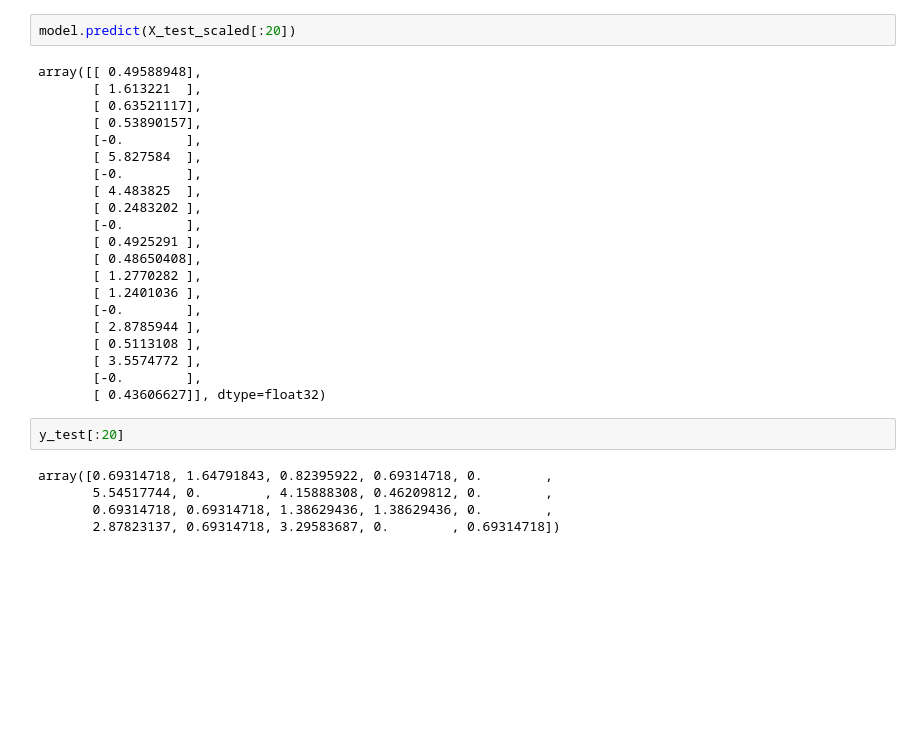
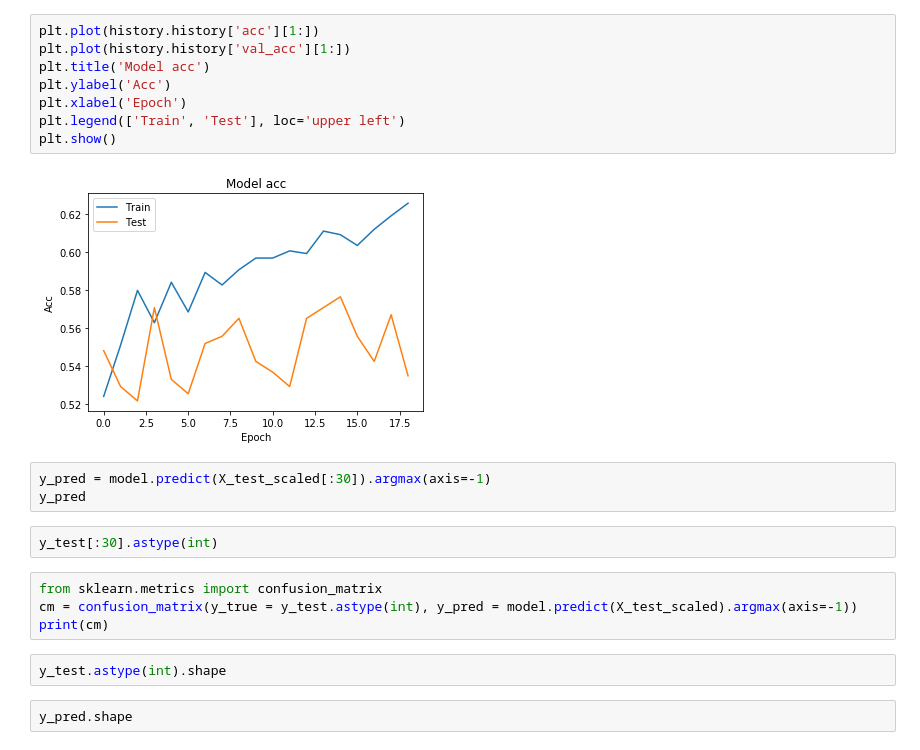
Before and after one commit to tomleung1996/Emerging_Topics_Prediction, a Jupyter notebook: basic_rnn_model.ipynb, the cells around one changed output. Cells and saved outputs as stored; diff of their text form; blank space fills up the shorter version.

```diff
--- a/basic_rnn_model.ipynb
+++ b/basic_rnn_model.ipynb
@@ -89,30 +106,23 @@ plt.show()
-# %%
-model.predict(X_test_scaled[:20])
-# %% [output]
-array([[ 0.49588948],
-       [ 1.613221  ],
-       [ 0.63521117],
-       [ 0.53890157],
-       [-0.        ],
-       [ 5.827584  ],
-       [-0.        ],
-       [ 4.483825  ],
-       [ 0.2483202 ],
-       [-0.        ],
-       [ 0.4925291 ],
-       [ 0.48650408],
-       [ 1.2770282 ],
-       [ 1.2401036 ],
-       [-0.        ],
-       [ 2.8785944 ],
-       [ 0.5113108 ],
-       [ 3.5574772 ],
-       [-0.        ],
-       [ 0.43606627]], dtype=float32)
-# %%
-y_test[:20]
-# %% [output]
-array([0.69314718, 1.64791843, 0.82395922, 0.69314718, 0.        ,
-       5.54517744, 0.        , 4.15888308, 0.46209812, 0.        ,
-       0.69314718, 0.69314718, 1.38629436, 1.38629436, 0.        ,
-       2.87823137, 0.69314718, 3.29583687, 0.        , 0.69314718])
+# %%
+plt.plot(history.history['acc'][1:])
+plt.plot(history.history['val_acc'][1:])
+plt.title('Model acc')
+plt.ylabel('Acc')
+plt.xlabel('Epoch')
+plt.legend(['Train', 'Test'], loc='upper left')
+plt.show()
+# %% [output]
+[figure, added]
+# %%
+y_pred = model.predict(X_test_scaled[:30]).argmax(axis=-1)
+y_pred
+# %%
+y_test[:30].astype(int)
+# %%
+from sklearn.metrics import confusion_matrix
+cm = confusion_matrix(y_true = y_test.astype(int), y_pred = model.predict(X_test_scaled).argmax(axis=-1))
+print(cm)
+# %%
+y_test.astype(int).shape
+# %%
+y_pred.shape
```
Also changed, not shown: parts of 23 cells of this notebook, 1 other file.
